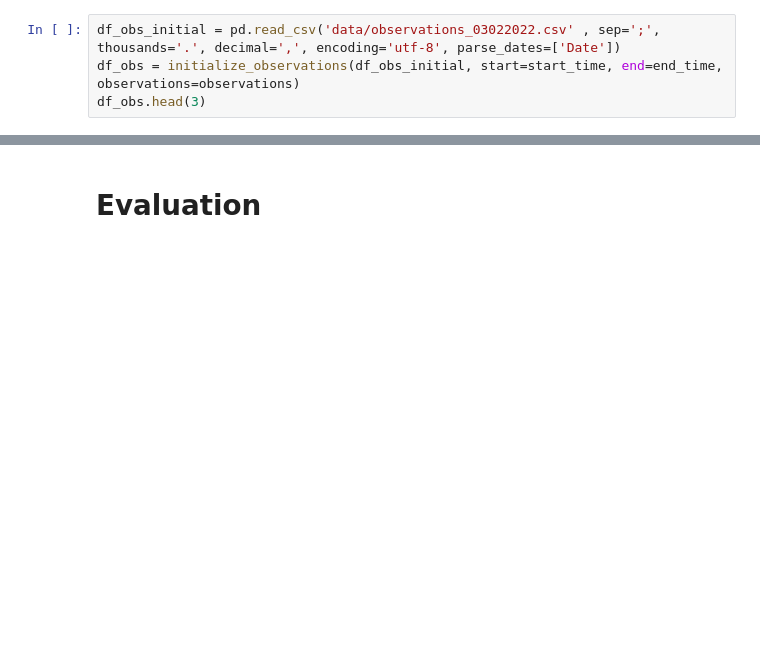
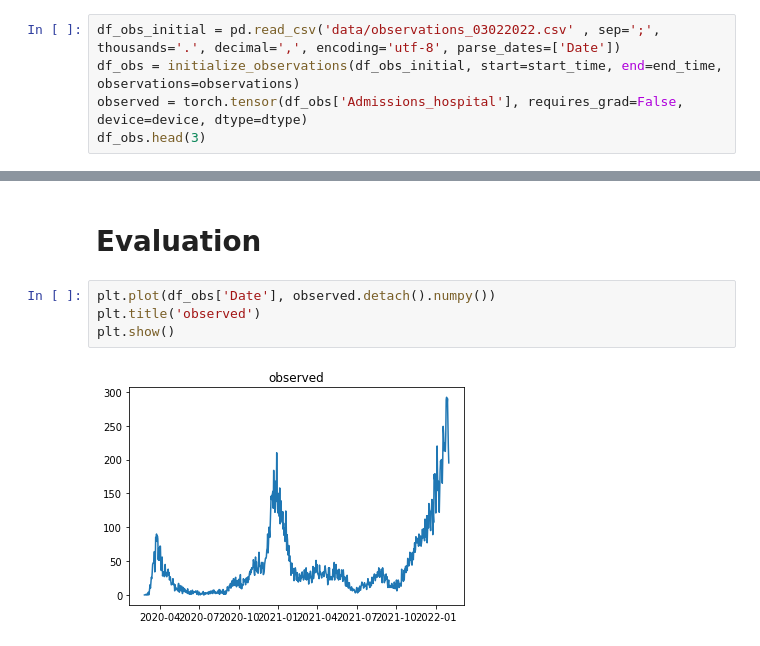
Before and after one commit to anuarsantoyo/master-thesis, a Jupyter notebook: model/220208_model_optimization.ipynb, the cells around one changed output, grey strips where cells are left out. Drawn from its saved outputs; the diff is of its cells as text; blank space fills up the shorter version.

```diff
--- a/model/220208_model_optimization.ipynb
+++ b/model/220208_model_optimization.ipynb
@@ -43,6 +49,7 @@ observations=['Confirmed_cases', 'Admissions_hospital'] # ['Number_of_deaths', '
 # %%
 df_obs_initial = pd.read_csv('data/observations_03022022.csv' , sep=';', thousands='.', decimal=',', encoding='utf-8', parse_dates=['Date'])
 df_obs = initialize_observations(df_obs_initial, start=start_time, end=end_time, observations=observations)
+observed = torch.tensor(df_obs['Admissions_hospital'], requires_grad=False, device=device, dtype=dtype)
 df_obs.head(3)
 # %% [output]
 |  | Date | Confirmed_cases | Admissions_hospital |
@@ -146,2 +120,8 @@ def calc_prior_loss(R0, sigma, phi, alpha):
 # %% [markdown]
 # Evaluation
+# %%
+plt.plot(df_obs['Date'], observed.detach().numpy())
+plt.title('observed')
+plt.show()
+# %% [output]
+[figure, added]
```
Also changed, not shown: parts of 15 cells of this notebook, 2 other files.
